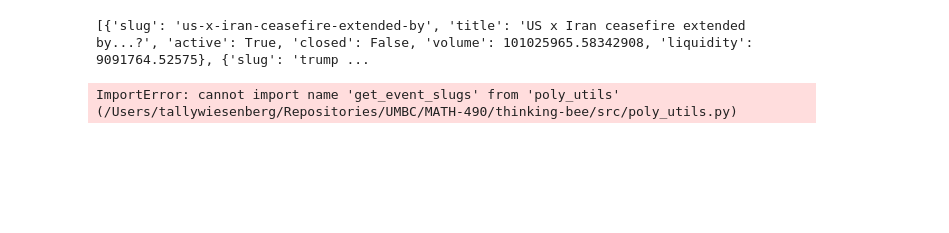
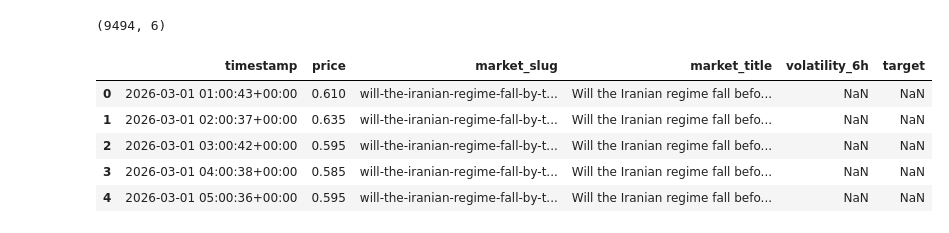
Before and after one commit to tallywiesenberg/thinking-bee, a Jupyter notebook: src/main.ipynb, the cells around one changed output. Saved outputs shown, nothing was run; the diff lists cells and outputs as text; code cells hidden in the pictures; blank space fills up the shorter version.

```diff
--- a/src/main.ipynb
+++ b/src/main.ipynb
@@ -202,30 +207,40 @@ features = all_revisions.groupby("timestamp").agg(
 import importlib
 import poly_utils
 importlib.reload(poly_utils)
-from poly_utils import search_event_slugs
+from poly_utils import get_event_slugs_paginated, get_price_series_from_slug
 
-slugs = search_event_slugs("Iran")
-print(slugs)
+market_dfs = []
+slugs = get_event_slugs_paginated("Iran", pages=10, limit=100)
+
+for slug in tqdm(slugs):
+    slug = slug["slug"]
+    prices, meta = get_price_series_from_slug(
+        slug=slug,
+        days=60,
+        chunk_days=7,
+        interval="1h",
+        fidelity=60,
+    )
+    market_df = prices.copy()
+    market_df["market_slug"] = slug
+    market_df["market_title"] = meta["market_question"]
+
+    # compute target within this market
+    market_df = market_df.sort_values("timestamp")
+    market_df["volatility_6h"] = market_df["price"].diff().rolling(6).std()
+    market_df["target"] = market_df["volatility_6h"].shift(-1)
+
+    market_dfs.append(market_df)
-# %% [output]
-[{'slug': 'us-x-iran-ceasefire-extended-by', 'title': 'US x Iran ceasefire extended by...?', 'active': True, 'closed': False, 'volume': 101025965.58342908, 'liquidity': 9091764.52575}, {'slug': 'trump ...
-# %%
-from src.poly_utils import get_price_series_from_slug, get_event_slugs
-
-slugs = get_event_slugs("Israel")
-print(slugs)
-
-prices, meta = get_price_series_from_slug(
-    slug=slug,
-    days=60,
-    chunk_days=7,
-    interval="1h",
-    fidelity=60,
-)
-
-print(meta)
-print(prices.head())
-print(prices.tail())
-print(f"Rows returned: {len(prices)}")
-# %% [output]
-ImportError: cannot import name 'get_event_slugs' from 'poly_utils' (/Users/tallywiesenberg/Repositories/UMBC/MATH-490/thinking-bee/src/poly_utils.py)
+# %%
+panel_df = pd.concat(market_dfs, ignore_index=True)
+print(panel_df.shape)
+panel_df.head()
+# %% [output]
+(9494, 6)
+|  | timestamp | price | market_slug | market_title | volatility_6h | target |
+| 0 | 2026-03-01 01:00:43+00:00 | 0.610 | will-the-iranian-regime-fall-by-t... | Will the Iranian regime fall befo... | NaN | NaN |
+| 1 | 2026-03-01 02:00:37+00:00 | 0.635 | will-the-iranian-regime-fall-by-t... | Will the Iranian regime fall befo... | NaN | NaN |
+| 2 | 2026-03-01 03:00:42+00:00 | 0.595 | will-the-iranian-regime-fall-by-t... | Will the Iranian regime fall befo... | NaN | NaN |
+| 3 | 2026-03-01 04:00:38+00:00 | 0.585 | will-the-iranian-regime-fall-by-t... | Will the Iranian regime fall befo... | NaN | NaN |
+| 4 | 2026-03-01 05:00:36+00:00 | 0.595 | will-the-iranian-regime-fall-by-t... | Will the Iranian regime fall befo... | NaN | NaN |
 # %%
```
Also changed, not shown: parts of 11 cells of this notebook, 1 other file.
